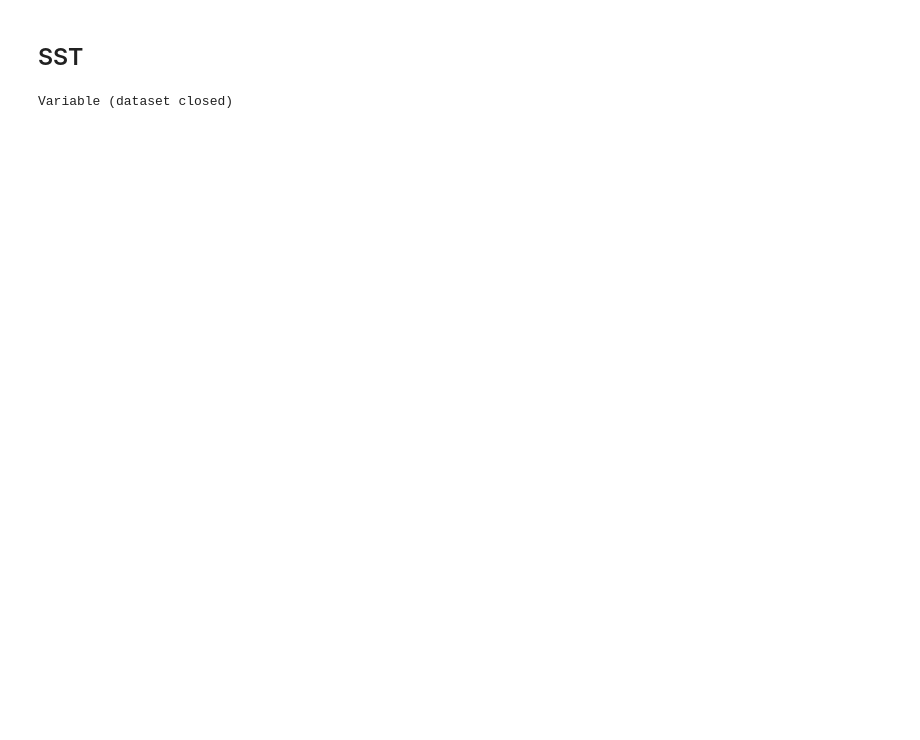
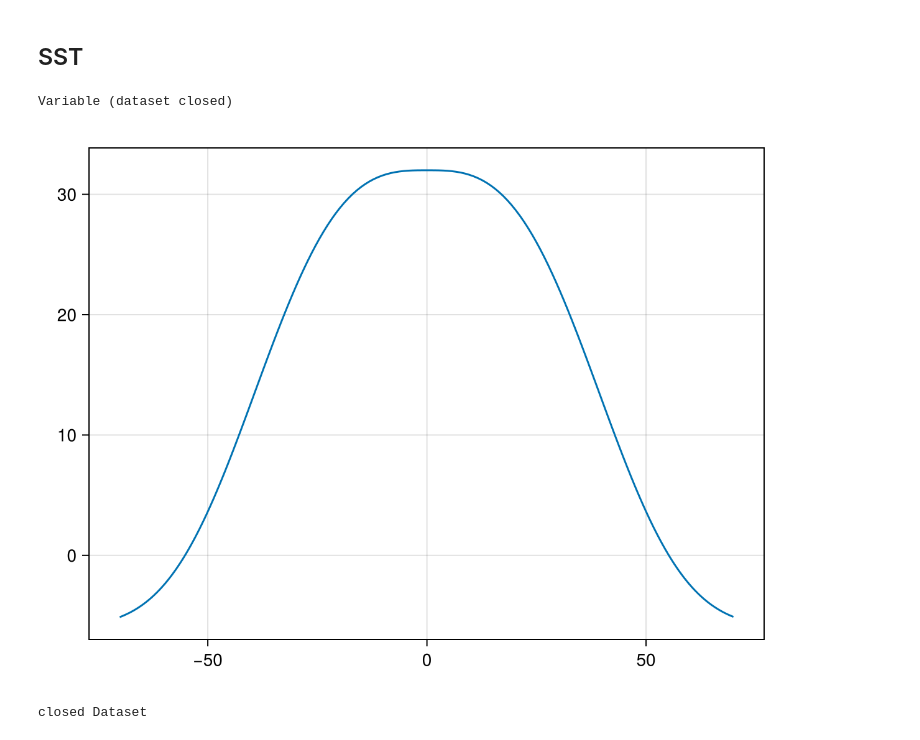
Before and after one commit to jbisits/anu-tub, a Jupyter notebook: input/anu-tub/one-degree-mom6-anu-tub-driver.ipynb, the cells around one changed output. Drawn from its saved outputs; the diff is of its cells as text; code cells hidden in the pictures; blank space fills up the shorter version.

```diff
--- a/input/anu-tub/one-degree-mom6-anu-tub-driver.ipynb
+++ b/input/anu-tub/one-degree-mom6-anu-tub-driver.ipynb
@@ -231,7 +228,13 @@ end
 # %% [output]
 Variable (dataset closed)
 # %%
-# ds = NCDataset("one_degree_sst.nc")
-# fig, ax = lines(ds["y"][:], ds["sst"][20, :, 1])
-# close(ds)
-# fig
+ds = NCDataset("one_degree_sst.nc")
+fig, ax = lines(ds["y"][:], ds["sst"][20, :, 1])
+close(ds)
+fig
+# %% [output]
+[figure, added]
+# %%
+close(ds)
+# %% [output]
+closed Dataset
```
Also changed, not shown: parts of 4 cells of this notebook, 2 other files.
